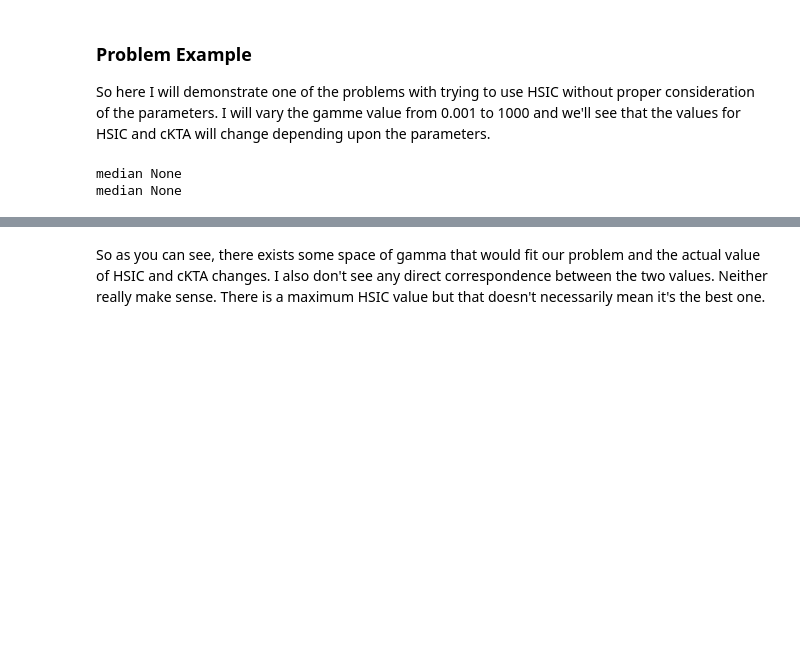
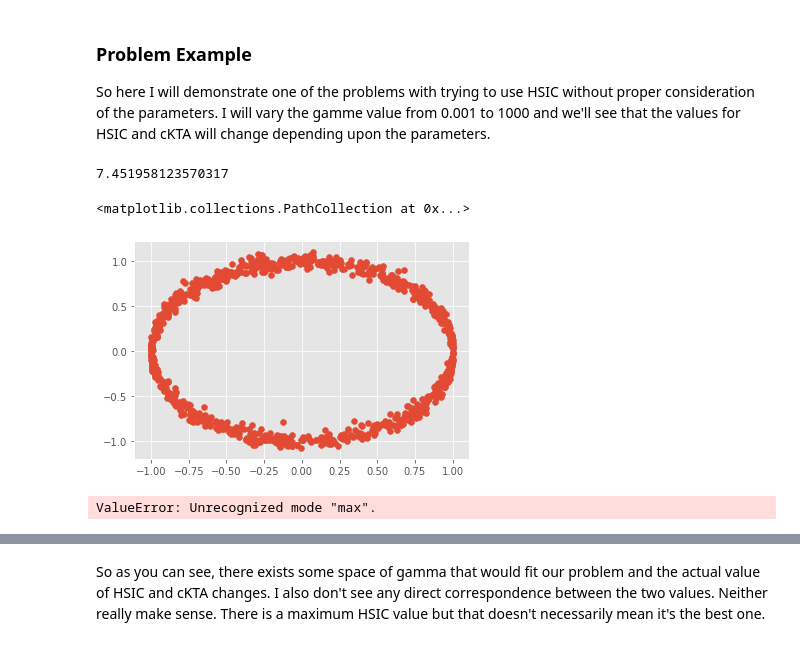
Before and after one commit to jejjohnson/hsic_alignment, a Jupyter notebook: notebooks/1_1D_initialize/0_preliminary_exp.ipynb, the cells around one changed output, grey strips where cells are left out. Saved outputs shown, nothing was run; the diff lists cells and outputs as text; code cells hidden in the pictures; blank space fills up the shorter version.

```diff
--- a/notebooks/1_1D_initialize/0_preliminary_exp.ipynb
+++ b/notebooks/1_1D_initialize/0_preliminary_exp.ipynb
@@ -279,45 +290,49 @@ def get_init(method='median', factor=1, percent=None, scale=1.0, n_gammas=100):
+# %%
+init_gamma
+# %% [output]
+7.451958123570317
+# %%
+# Generate data
+dataset = 'circle'
+num_points = 1_000
+noise_x = 0.05
+noise_y = 0.05
+seed = 1
+
+
+X, Y = generate_dependence_data(
+    dataset=dataset,
+    num_points=num_points,
+    noise_x=noise_x,
+    noise_y=noise_y,
+    seed=seed
+)
+
+plt.scatter(X,Y)
+# %% [output]
+<matplotlib.collections.PathCollection at 0x...>
+[figure, added]
 # %%
-# Generate data
-dataset = 'sine'
-
-X, Y = generate_dependence_data(dataset=dataset, )
-
-
-# estimate sigma params
-sigma_est = 'median'
-factor = 1
-n_gammas = 100
-
-init_gamma, gammas = get_init(sigma_est, factor=factor, n_gammas=n_gammas)
-
-scorers = {
-    'hsic': [],
-    'tka': [],
-    'ctka':[]
-}
-hsic_values = list()
-
 # hsic model params
 kernel = 'rbf'
 subsample = None
 bias = True
+scorer = 'hsic'
+sigma_est = 'max'
 
-for iscorer in scorers:
-    for igamma in gammas:
+init_gamma, gammas = get_init(sigma_est, factor=factor, percent=None, n_gammas=n_gammas)
+print(init_gamma)
 
-        clf_hsic = HSIC(
-            kernel=kernel,
-            scorer=iscorer,
-            gamma=igamma,
-            subsample=subsample,
-            bias=bias
-        )
+clf_hsic = HSIC(
+    kernel=kernel,
+    scorer=scorer,
+    gamma_X=igamma,
+    subsample=subsample,
+    bias=bias
+)
 
-        # calculate HSIC return scorer
-        clf_hsic.fit(X, Y);
-
-        # hsic value and kernel alignment score
-        scorers[iscorer].append(clf_hsic.score(X))
+# calculate HSIC return scorer
+clf_hsic.fit(X, Y);
+print(clf_hsic.score(X))
 # %% [output]
-median None
-median None
+ValueError: Unrecognized mode "max".
```
Also changed, not shown: parts of 13 cells of this notebook, 2 other files.
